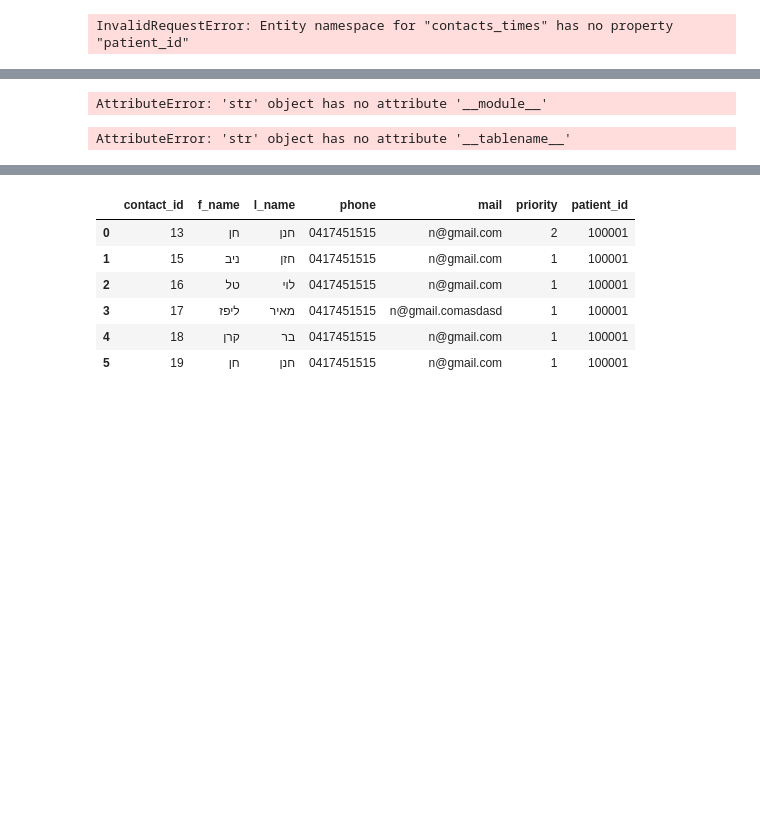
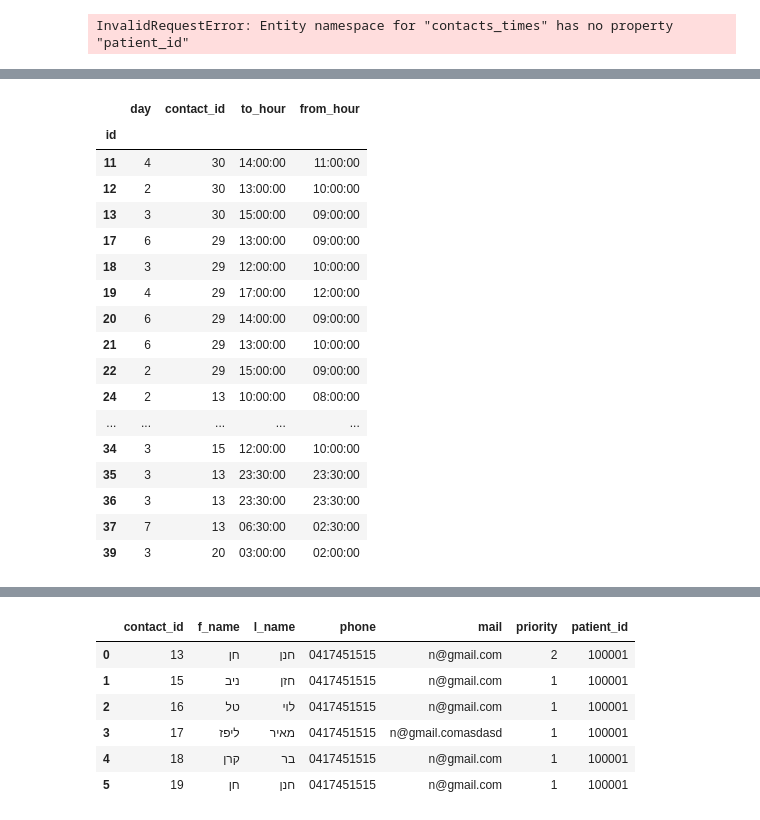
Before and after one commit to nivbadli1/temi_v3, a Jupyter notebook: apps/core/add_rows_to_db.ipynb, the cells around one changed output, grey strips where cells are left out. Cells and saved outputs as stored; diff of their text form; code cells hidden in the pictures; blank space fills up the shorter version.

```diff
--- a/apps/core/add_rows_to_db.ipynb
+++ b/apps/core/add_rows_to_db.ipynb
@@ -468,12 +535,25 @@ df
 # %%
-
-Contact.__name__ + 'Time'
+df = get_df(eval(Contact.__name__ + 'Time'))
+df
 # %% [output]
-AttributeError: 'str' object has no attribute '__module__'
+|  | day | contact_id | to_hour | from_hour |
+| id |  |  |  |  |
+| 11 | 4 | 30 | 14:00:00 | 11:00:00 |
+| 12 | 2 | 30 | 13:00:00 | 10:00:00 |
+| 13 | 3 | 30 | 15:00:00 | 09:00:00 |
+| 17 | 6 | 29 | 13:00:00 | 09:00:00 |
+| 18 | 3 | 29 | 12:00:00 | 10:00:00 |
+| 19 | 4 | 29 | 17:00:00 | 12:00:00 |
+| 20 | 6 | 29 | 14:00:00 | 09:00:00 |
+| 21 | 6 | 29 | 13:00:00 | 10:00:00 |
+| 22 | 2 | 29 | 15:00:00 | 09:00:00 |
+| 24 | 2 | 13 | 10:00:00 | 08:00:00 |
+| ... | ... | ... | ... | ... |
+| 34 | 3 | 15 | 12:00:00 | 10:00:00 |
+| 35 | 3 | 13 | 23:30:00 | 23:30:00 |
+| 36 | 3 | 13 | 23:30:00 | 23:30:00 |
+| 37 | 7 | 13 | 06:30:00 | 02:30:00 |
+| 39 | 3 | 20 | 03:00:00 | 02:00:00 |
-# %%
-df = get_df(Contact.__name__ + 'Time')
-# %% [output]
-AttributeError: 'str' object has no attribute '__tablename__'
 # %%
 import utils as U
 def transform_time_df_to_datetime_df(df,next_days_num):
```
Also changed, not shown: parts of 6 cells of this notebook, 1 other file.
